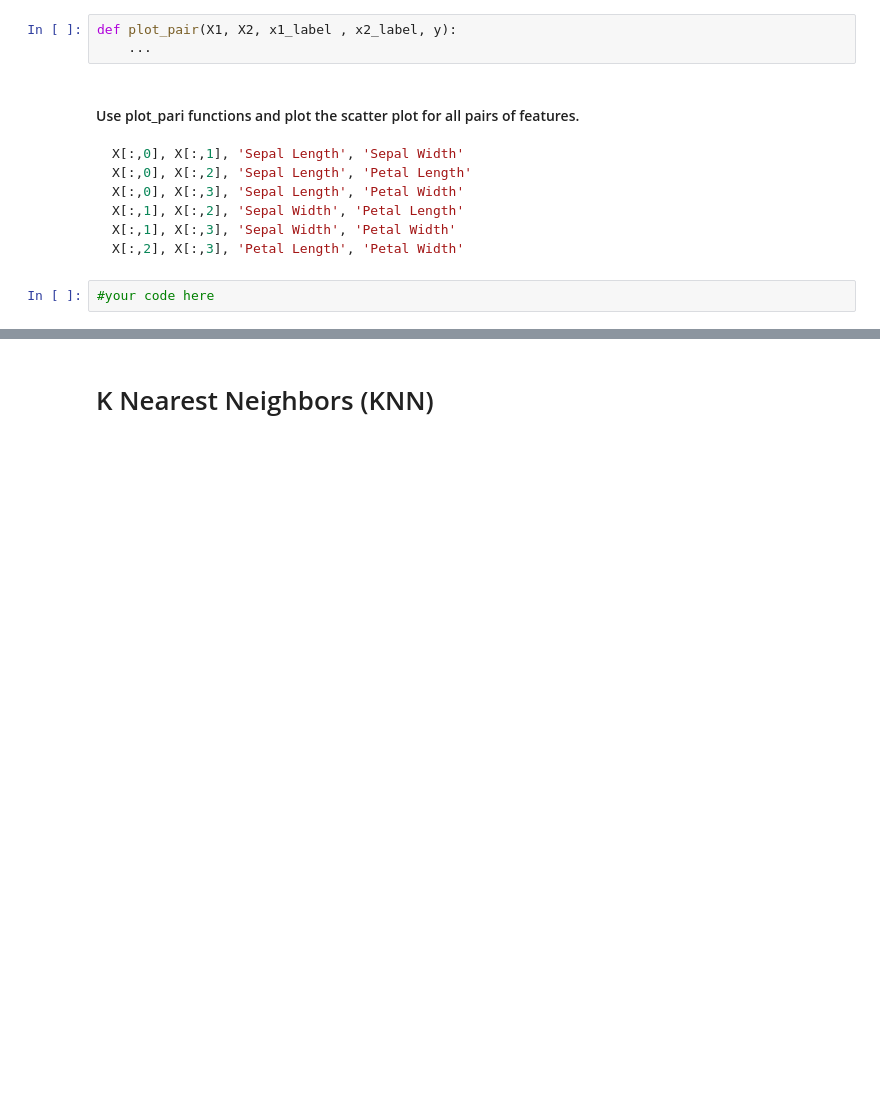
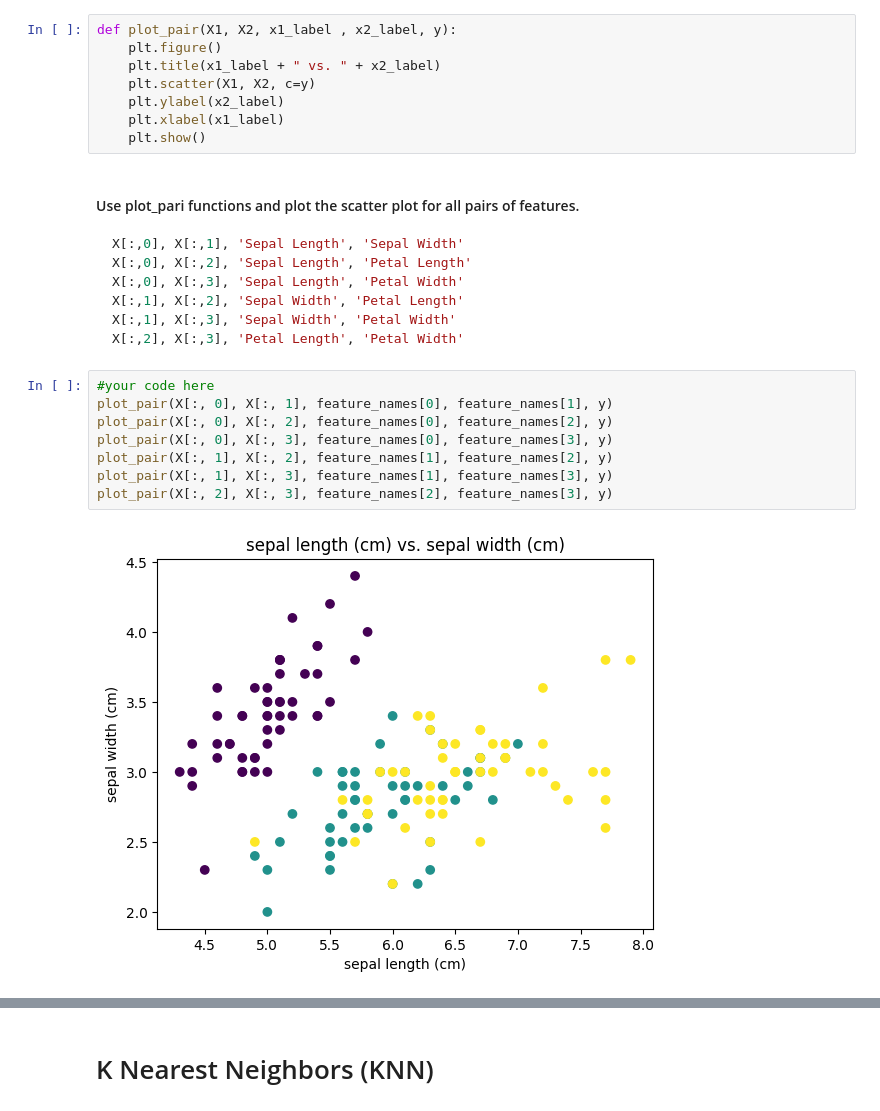
Before and after one commit to MatthewMacalaladGBC/PyData2025, a Jupyter notebook: Lab_Week7_KNN/Tue_Lab7_KNN.ipynb, the cells around one changed output, grey strips where cells are left out. Cells and saved outputs as stored; diff of their text form; blank space fills up the shorter version.

````diff
--- a/Lab_Week7_KNN/Tue_Lab7_KNN.ipynb
+++ b/Lab_Week7_KNN/Tue_Lab7_KNN.ipynb
@@ -225,9 +357,14 @@ plot_pair_with_legned(X[:,0], X[:,1], feature_names[0], feature_names[1], y)
 [figure]
 # %% [markdown]
 #### Write a function called plot_pairwise that takes the pair of feaure and their labels and plot the scatter plot.
-# %%
-def plot_pair(X1, X2, x1_label , x2_label, y):
-    ...
+# %%
+def plot_pair(X1, X2, x1_label , x2_label, y):
+    plt.figure()
+    plt.title(x1_label + " vs. " + x2_label)
+    plt.scatter(X1, X2, c=y)
+    plt.ylabel(x2_label)
+    plt.xlabel(x1_label)
+    plt.show()
 # %% [markdown]
 #### Use plot_pari functions and plot the scatter plot for all pairs of features.
 ```python
@@ -238,5 +375,13 @@ X[:,1], X[:,2], 'Sepal Width', 'Petal Length'
 X[:,1], X[:,3], 'Sepal Width', 'Petal Width'
 X[:,2], X[:,3], 'Petal Length', 'Petal Width'
 ```
-# %%
-#your code here
+# %%
+#your code here
+plot_pair(X[:, 0], X[:, 1], feature_names[0], feature_names[1], y)
+plot_pair(X[:, 0], X[:, 2], feature_names[0], feature_names[2], y)
+plot_pair(X[:, 0], X[:, 3], feature_names[0], feature_names[3], y)
+plot_pair(X[:, 1], X[:, 2], feature_names[1], feature_names[2], y)
+plot_pair(X[:, 1], X[:, 3], feature_names[1], feature_names[3], y)
+plot_pair(X[:, 2], X[:, 3], feature_names[2], feature_names[3], y)
+# %% [output]
+[figure, added]
````
Also changed, not shown: parts of 49 cells of this notebook.
